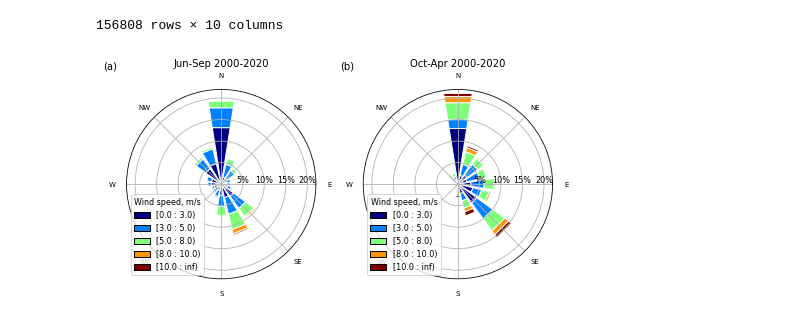
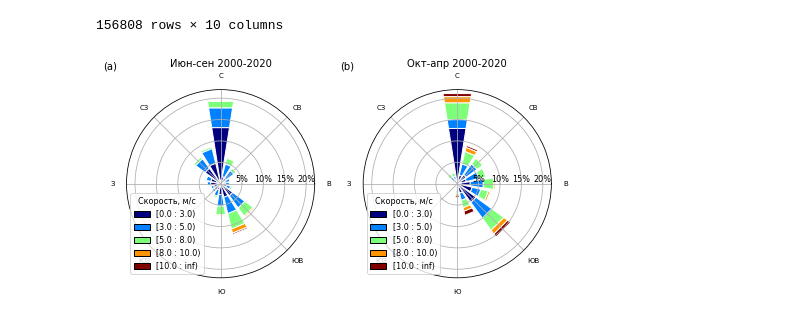
Before and after one commit to tepextepex/barentsburg-meteo, a Jupyter notebook: wind-summer-winter.ipynb, the cells around one changed output. Cells and saved outputs as stored; diff of their text form; code cells hidden in the pictures.

Commit message:
Added russian version

```diff
--- a/wind-summer-winter.ipynb
+++ b/wind-summer-winter.ipynb
@@ -164,31 +164,46 @@ ax1.set_title("Jun-Sep %s-%s" % (start_year, end_year))
 ################################################################################
 
 df = tmp.loc[(tmp.index.year >= start_year) & (tmp.index.year < end_year)]
 winter = (10, 11, 12, 1, 2, 3, 4)
 # winter = (12, 1, 2)
 df = df.loc[df.index.month.isin(winter)]
 
 ax2 = fig.add_subplot(122, projection='windrose')
 ax2.bar(df["WIND_DIR"], df["WIND_SPEED"], normed=True, bins=bins, opening=0.8, edgecolor='white')
 ax2.set_title("Oct-Apr %s-%s" % (start_year, end_year))
 
 for a in (ax1, ax2):
     a.set_xticklabels(['E', 'NE', 'N', 'NW',  'W', 'SW', 'S', 'SE'])
     a.set_ylim(0, 22)
     a.set_yticks(np.arange(0, 22, step=5))
     labels = ["%s%%" % x for x in np.arange(0, 22, step=5)]
     labels[0] = ""
     a.set_yticklabels(labels, horizontalalignment='center')
     a.set_rlabel_position(0)  # counter clockwise from E
     a.legend(title="Wind speed, m/s")
 
 # l = ax1.legend(title="Wind speed, m/s")
 # l.get_texts()[0].set_text('test')
 mark_axes((ax1, ax2), px=-0.05)
 
 plt.tight_layout()
 
 fig_path = os.path.join(fig_dir, "windrose_summer-winter.png")
 plt.savefig(fig_path, dpi=300, transparent=False, facecolor="white", bbox_inches='tight')
+
+################################################################################
+# Russian version of the same plot:
+
+for a in (ax1, ax2):
+    a.set_xticklabels(['В', 'СВ', 'С', 'СЗ',  'З', 'ЮЗ', 'Ю', 'ЮВ'])
+    a.legend(title="Скорость, м/с")
+
+ax1.set_title("Июн-сен %s-%s" % (start_year, end_year))
+ax2.set_title("Окт-апр %s-%s" % (start_year, end_year))
+
+plt.tight_layout()
+
+fig_path = os.path.join(fig_dir, "windrose_summer-winter_RU.png")
+plt.savefig(fig_path, dpi=300, transparent=False, facecolor="white", bbox_inches='tight')
 # %% [output]
-[figure, old version]
+[figure, new version]
```
